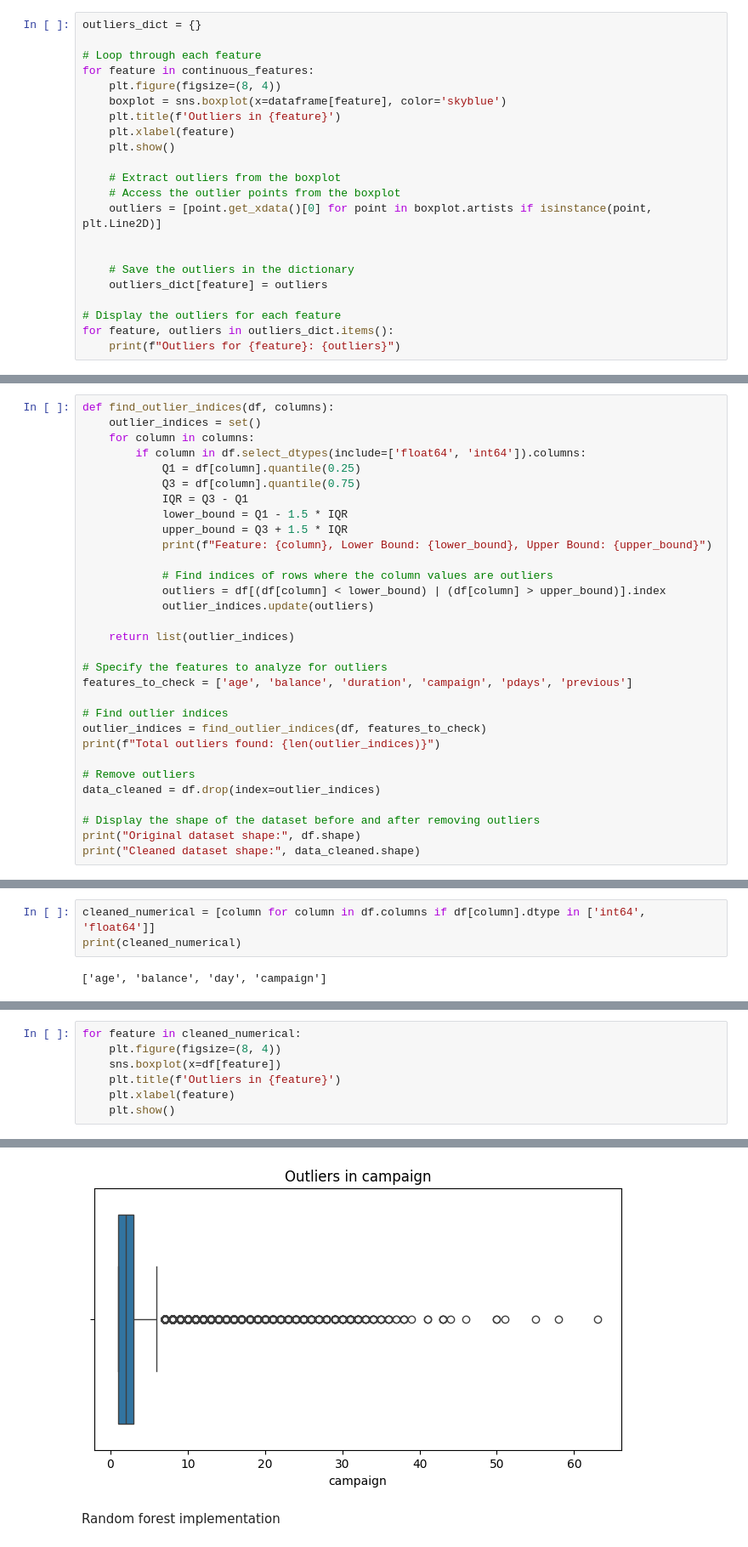
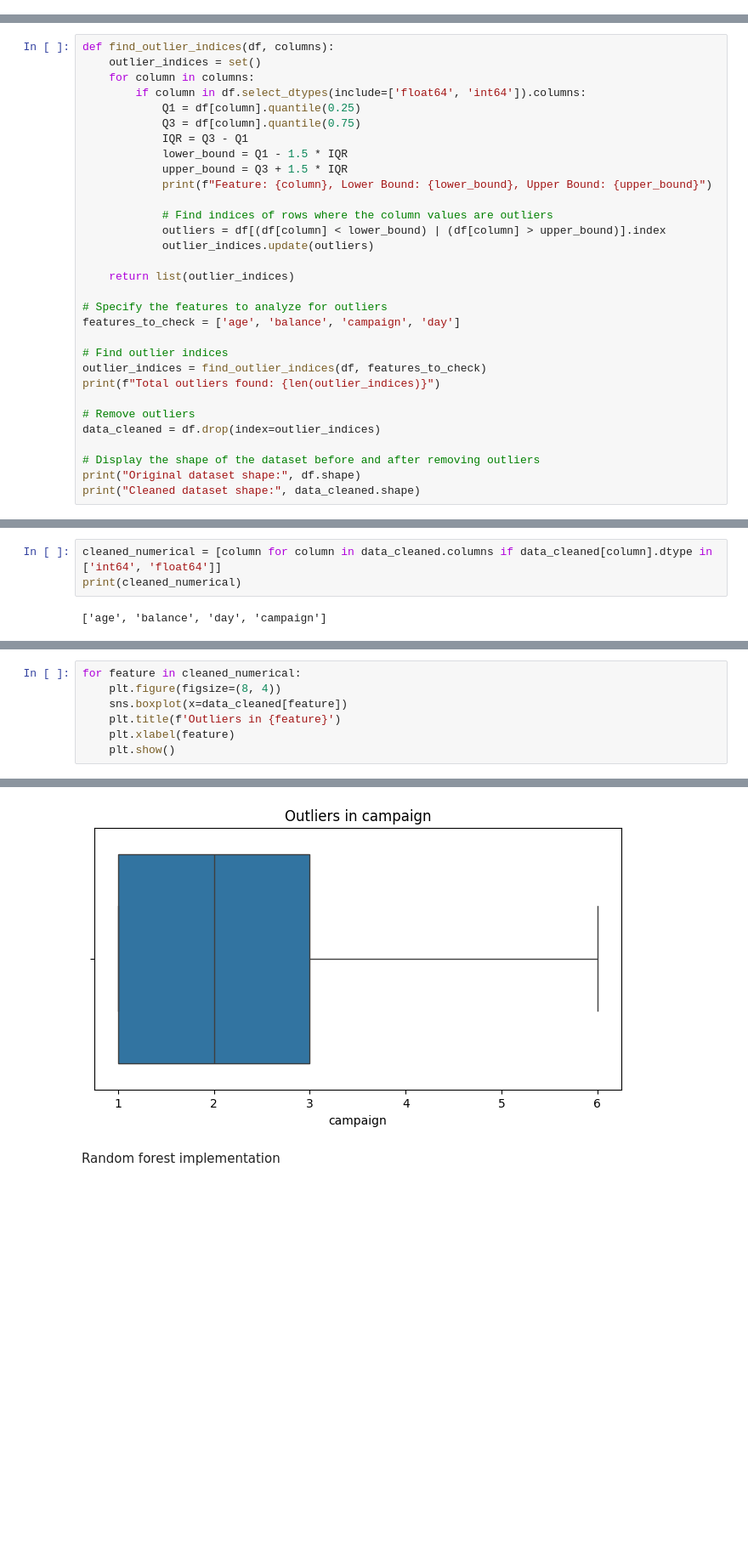
Before and after one commit to Amar1o/Machinelearningcw, a Jupyter notebook: ml.ipynb, the cells around one changed output, grey strips where cells are left out. Shown: that part at 85% size. Cells and saved outputs as stored; diff of their text form; blank space fills up the shorter version.

```diff
--- a/ml.ipynb
+++ b/ml.ipynb
@@ -192,25 +194,3 @@ plt.title('Correlation Matrix of Numerical Features')
 plt.show()
 # %% [output]
 [figure]
-# %%
-outliers_dict = {}
-
-# Loop through each feature
-for feature in continuous_features:
-    plt.figure(figsize=(8, 4))
-    boxplot = sns.boxplot(x=dataframe[feature], color='skyblue')
-    plt.title(f'Outliers in {feature}')
-    plt.xlabel(feature)
-    plt.show()
-
-    # Extract outliers from the boxplot
-    # Access the outlier points from the boxplot
-    outliers = [point.get_xdata()[0] for point in boxplot.artists if isinstance(point, plt.Line2D)]
-
-
-    # Save the outliers in the dictionary
-    outliers_dict[feature] = outliers
-
-# Display the outliers for each feature
-for feature, outliers in outliers_dict.items():
-    print(f"Outliers for {feature}: {outliers}")
@@ -359,7 +327,7 @@ def find_outlier_indices(df, columns):
     return list(outlier_indices)
 
 # Specify the features to analyze for outliers
-features_to_check = ['age', 'balance', 'duration', 'campaign', 'pdays', 'previous']
+features_to_check = ['age', 'balance', 'campaign', 'day']
 
 # Find outlier indices
 outlier_indices = find_outlier_indices(df, features_to_check)
@@ -379,7 +348,7 @@ Total outliers found: 7860
 Original dataset shape: (45211, 13)
 Cleaned dataset shape: (37351, 13)
 # %%
-cleaned_numerical = [column for column in df.columns if df[column].dtype in ['int64', 'float64']]
+cleaned_numerical = [column for column in data_cleaned.columns if data_cleaned[column].dtype in ['int64', 'float64']]
 print(cleaned_numerical)
 # %% [output]
 ['age', 'balance', 'day', 'campaign']
@@ -386,7 +371,7 @@ print(cleaned_numerical)
 # %%
 for feature in cleaned_numerical:
     plt.figure(figsize=(8, 4))
-    sns.boxplot(x=df[feature])
+    sns.boxplot(x=data_cleaned[feature])
     plt.title(f'Outliers in {feature}')
     plt.xlabel(feature)
     plt.show()
@@ -397,4 +382,4 @@ for feature in cleaned_numerical:
-[figure, old version]
+[figure, new version]
 # %% [markdown]
 Random forest implementation
 # %%
```
Also changed, not shown: parts of 13 cells of this notebook.
